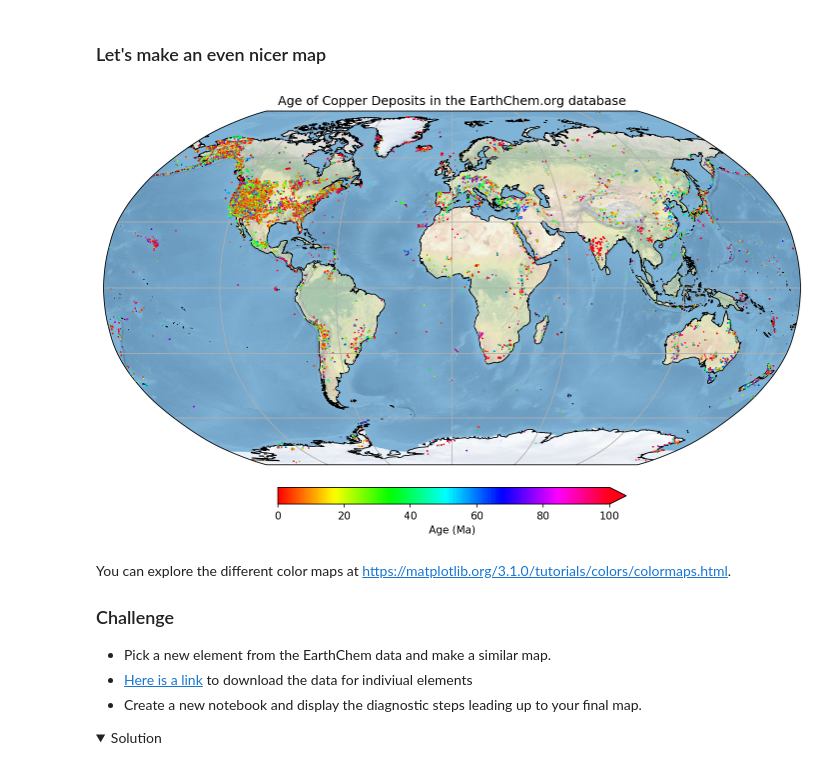
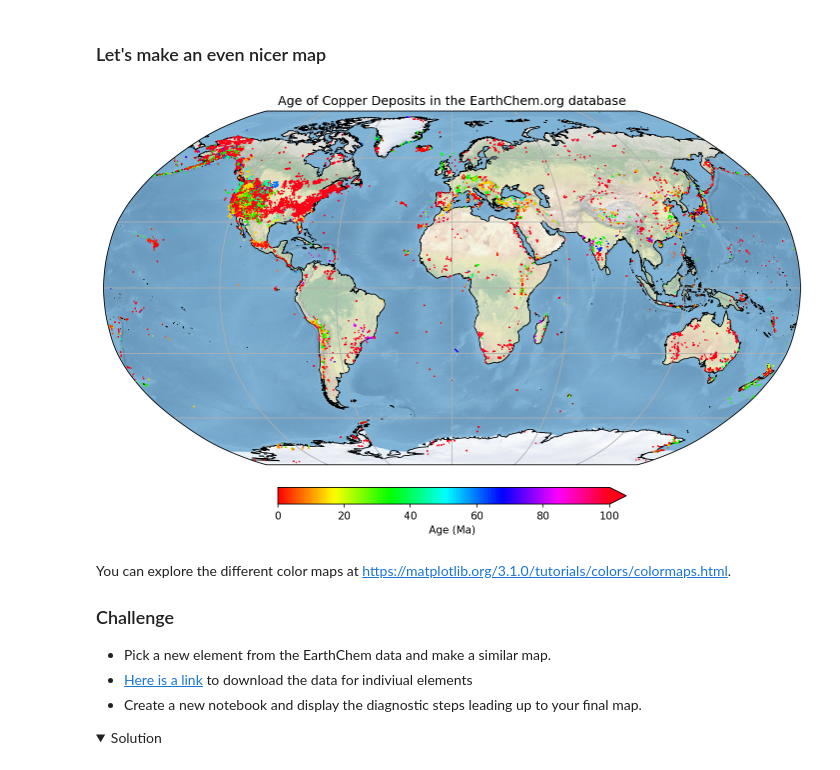
Before and after one commit to Sydney-Informatics-Hub/geopython, a Jupyter notebook: _ipynb/01a-fundamentals.ipynb, the cells around one changed output. Drawn from its saved outputs; the diff is of its cells as text; code cells hidden in the pictures; folded sections open.

```diff
--- a/_ipynb/01a-fundamentals.ipynb
+++ b/_ipynb/01a-fundamentals.ipynb
@@ -484,38 +484,38 @@ import cartopy.crs as ccrs
 #Make new variables from our array (so it is easier to see what we are doing)
 lats=cudata4[:,0]
 longs=cudata4[:,1]
-age=cudata4[:,3]
+age=cudata4[:,2]
 
 #######
 ## Make the figure
 #######
 
 #Create a figure object
 fig = plt.figure(figsize=(12,8),dpi=150)
 
 #Make a map projection to plot on.
 ax = plt.axes(projection=ccrs.Robinson())
 
 #Add some Earth-specific details (from the cartopy package)
 ax.set_global()
 ax.coastlines('50m', linewidth=0.8)
 ax.stock_img()
 ax.gridlines()
 
 #Make a scatter plot of the data coloured by age.
-#Restrict the colour range between 0 and 100
+#Restrict the colour range between 0 and 100 (Ma)
 #And also set the scatter plot as a variable 'mapscat' so we can reference it later
 mapscat=ax.scatter(longs,lats,marker=".",s=0.5,c=age,vmin=0,vmax=100,transform=ccrs.PlateCarree(),zorder=4,cmap=plt.cm.hsv)
 
 #Make a Colorbar
 cbar=plt.colorbar(mapscat, ax=ax, orientation="horizontal", pad=0.05, fraction=0.15, shrink=0.5,extend='max')
 cbar.set_label('Age (Ma)')
 
 # Add a map title, and tell the figure to appear on screen
 plt.title('Age of Copper Deposits in the EarthChem.org database')
 plt.show()
 # %% [output]
-[figure, old version]
+[figure, new version]
 # %% [markdown]
 You can explore the different color maps at [https://matplotlib.org/3.1.0/tutorials/colors/colormaps.html](https://matplotlib.org/3.1.0/tutorials/colors/colormaps.html).
 
```
Also changed, not shown: parts of 3 cells of this notebook, 10 other files.
